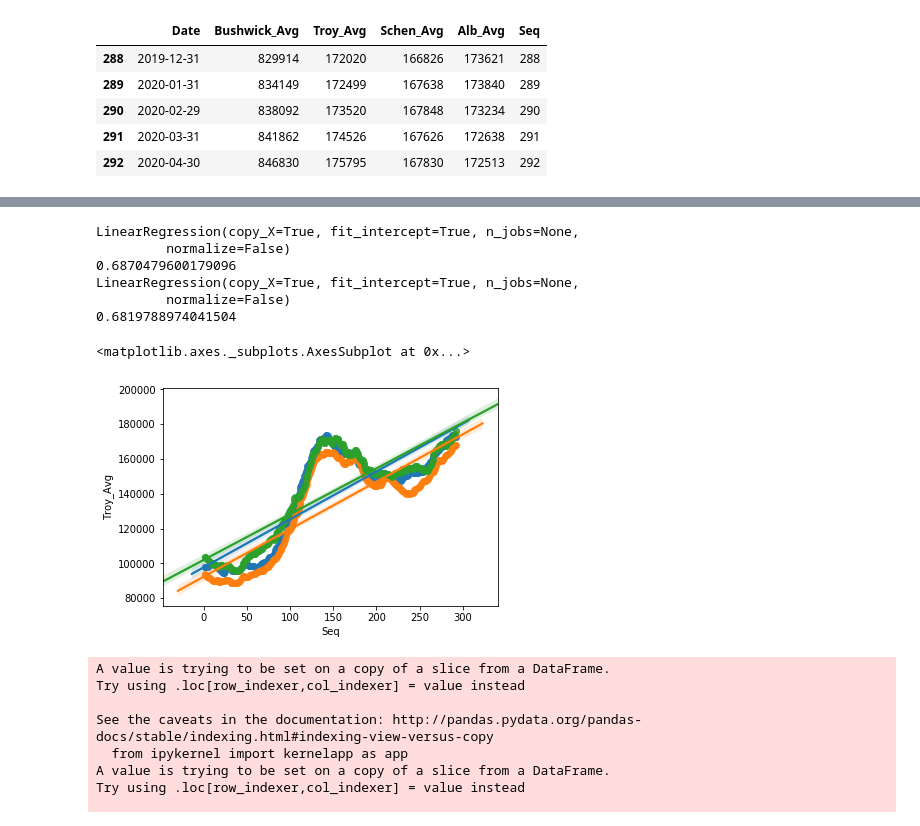
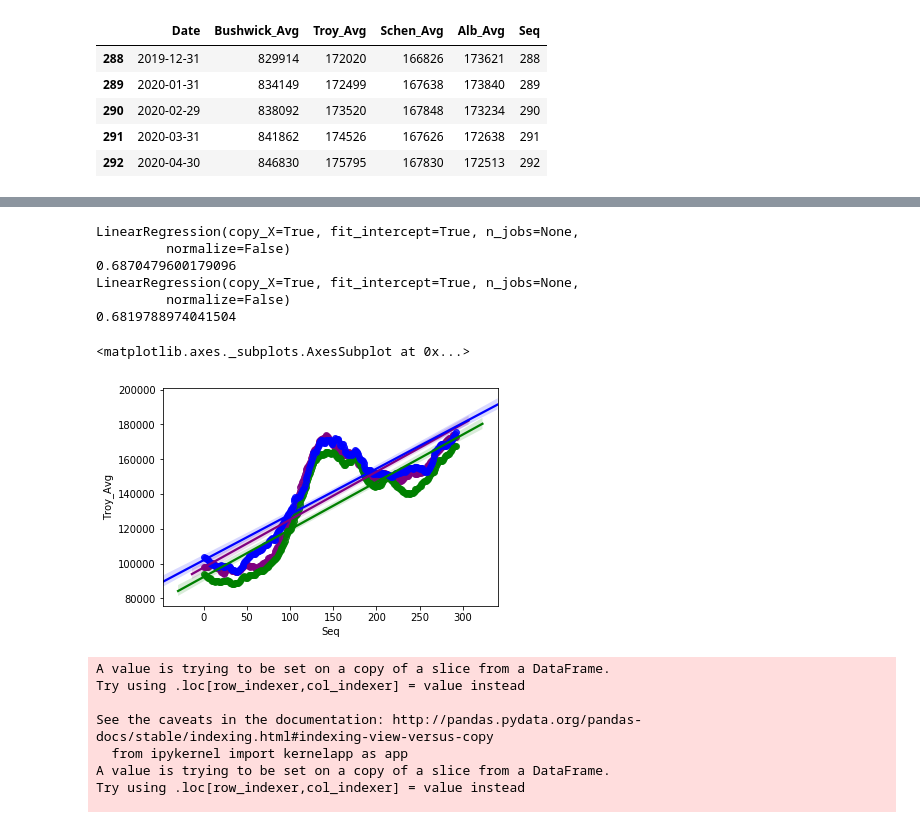
Before and after one commit to stryder518/Data_Science_Capstone, a Jupyter notebook: Data Science Capstone.ipynb, the cells around one changed output, grey strips where cells are left out. Drawn from its saved outputs; the diff is of its cells as text; code cells hidden in the pictures.

```diff
--- a/Data Science Capstone.ipynb
+++ b/Data Science Capstone.ipynb
@@ -650,33 +652,33 @@ ht_avg.set_index('Date').plot();
 # %%
 import seaborn as sns
 from sklearn.pipeline import Pipeline
 from sklearn.preprocessing import StandardScaler,PolynomialFeatures
 from sklearn.linear_model import LinearRegression
 
 X = ht_avg[['Seq']]
 Y = ht_avg['Alb_Avg']
 lm = LinearRegression()
 print(lm.fit(X,Y))
 print(lm.score(X, Y))
 
 X = ht_avg[['Seq']]
 Y = ht_avg['Schen_Avg']
 lm = LinearRegression()
 print(lm.fit(X,Y))
 print(lm.score(X, Y))
 
-sns.regplot(x='Seq',y='Alb_Avg',data=ht_avg)
-sns.regplot(x='Seq',y='Schen_Avg',data=ht_avg)
-sns.regplot(x='Seq',y='Troy_Avg',data=ht_avg)
+sns.regplot(x='Seq',y='Alb_Avg',data=ht_avg, color = 'purple')
+sns.regplot(x='Seq',y='Schen_Avg',data=ht_avg, color = 'green')
+sns.regplot(x='Seq',y='Troy_Avg',data=ht_avg, color = 'blue')
 # %% [output]
 LinearRegression(copy_X=True, fit_intercept=True, n_jobs=None,
          normalize=False)
 0.6870479600179096
 LinearRegression(copy_X=True, fit_intercept=True, n_jobs=None,
          normalize=False)
 0.6819788974041504
 <matplotlib.axes._subplots.AxesSubplot at 0x...>
-[figure, old version]
+[figure, new version]
 # %%
 comp = ht_avg.loc[ht_avg['Date'] == '2020-04-30']
 comp['Troy_Avg'] = comp['Troy_Avg'] * 3.15
```
Also changed, not shown: parts of 5 cells of this notebook.
